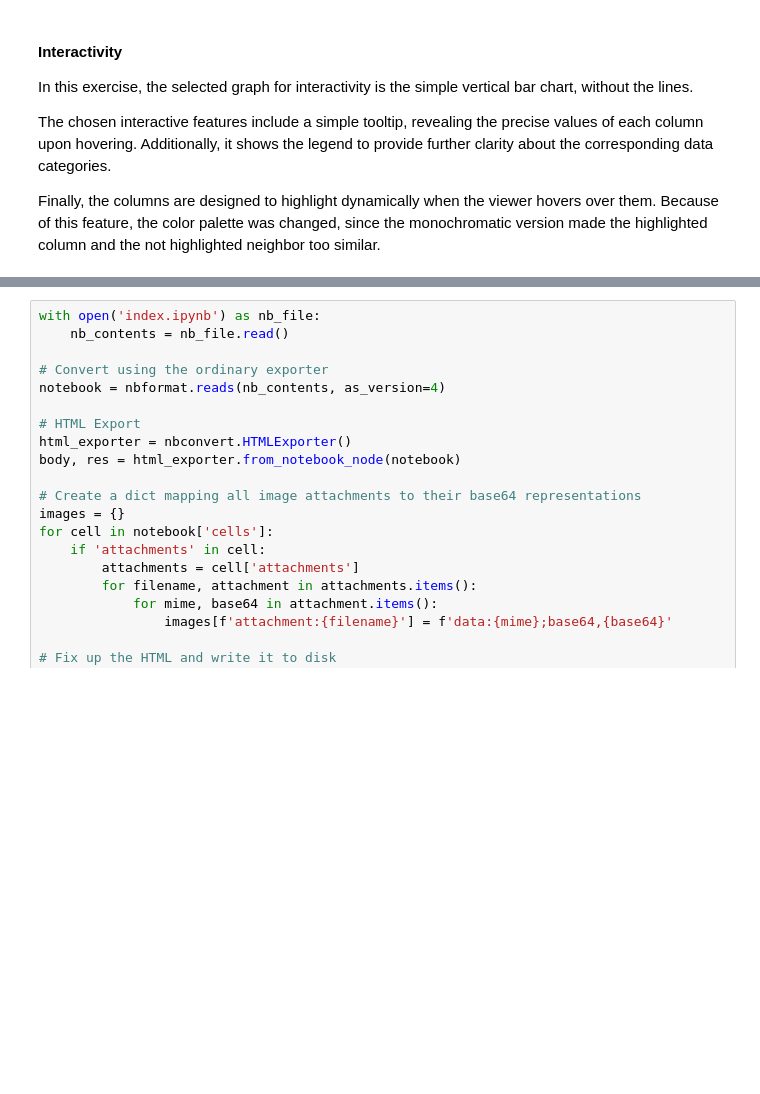
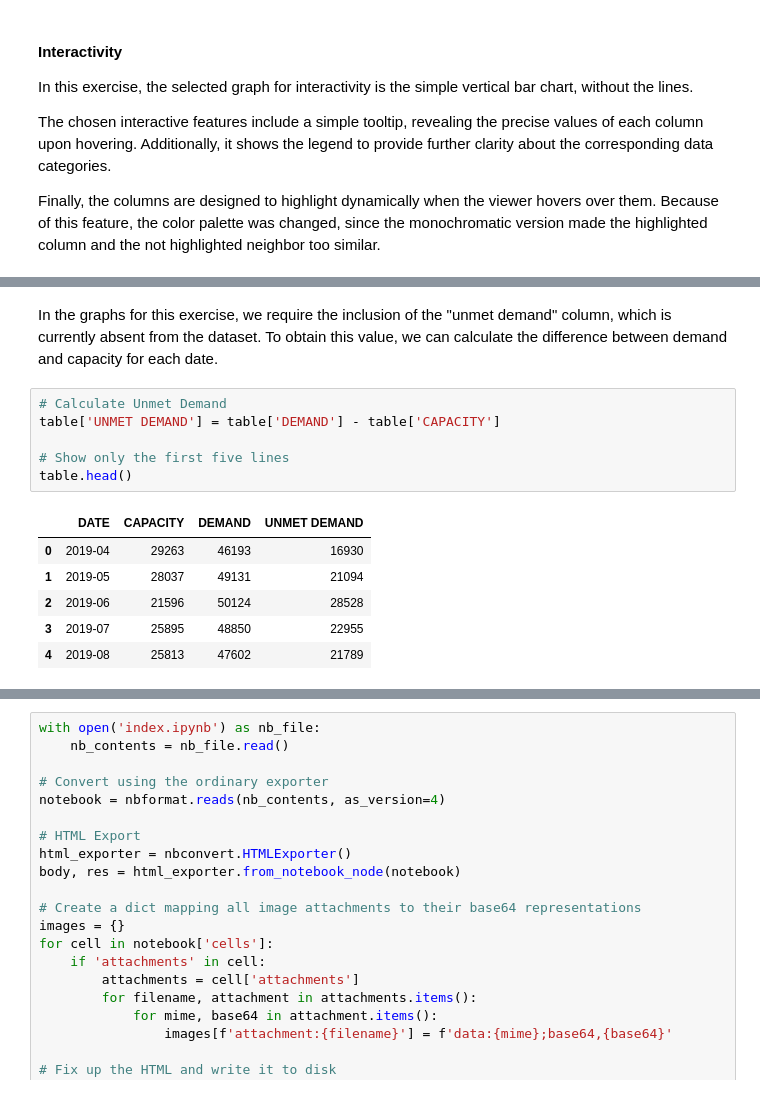
Before and after one commit to maisafraiz/storytelling_with_altair, a Jupyter notebook: index.ipynb, the cells around one changed output, grey strips where cells are left out. Saved outputs shown, nothing was run; the diff lists cells and outputs as text; blank space fills up the shorter version.

```diff
--- a/index.ipynb
+++ b/index.ipynb
@@ -889,0 +919,15 @@ bar_interactive.configure_view(stroke=None)
+# %% [markdown]
+In the graphs for this exercise, we require the inclusion of the "unmet demand" column, which is currently absent from the dataset. To obtain this value, we can calculate the difference between demand and capacity for each date.
+# %%
+# Calculate Unmet Demand
+table['UNMET DEMAND'] = table['DEMAND'] - table['CAPACITY']
+
+# Show only the first five lines
+table.head()
+# %% [output]
+|  | DATE | CAPACITY | DEMAND | UNMET DEMAND |
+| 0 | 2019-04 | 29263 | 46193 | 16930 |
+| 1 | 2019-05 | 28037 | 49131 | 21094 |
+| 2 | 2019-06 | 21596 | 50124 | 28528 |
+| 3 | 2019-07 | 25895 | 48850 | 22955 |
+| 4 | 2019-08 | 25813 | 47602 | 21789 |
```
Also changed, not shown: parts of 36 cells of this notebook, 2 other files.
